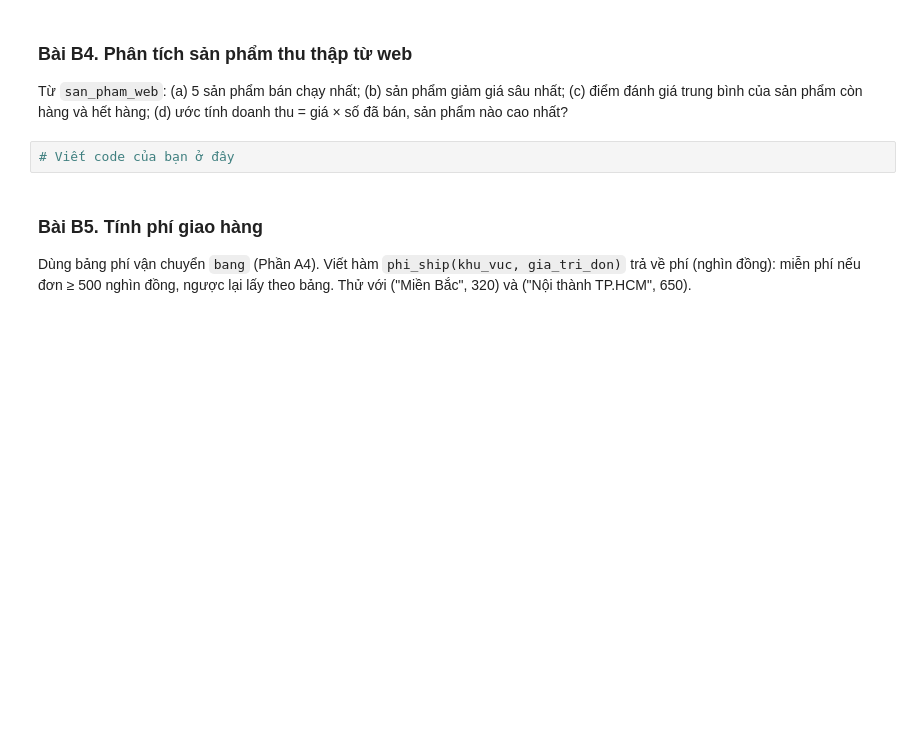
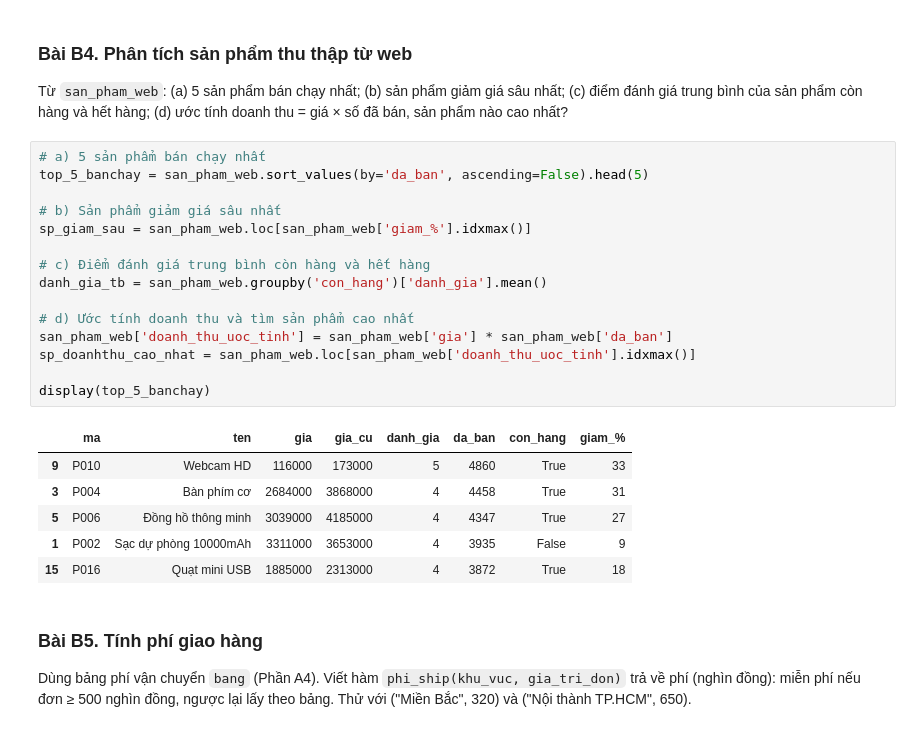
Before and after one commit to Twy-linh/Linh, a Jupyter notebook: Linh/bai_tap/Buoi_04_BaiTap.ipynb, the cells around one changed output. Cells and saved outputs as stored; diff of their text form; blank space fills up the shorter version.

```diff
--- a/Linh/bai_tap/Buoi_04_BaiTap.ipynb
+++ b/Linh/bai_tap/Buoi_04_BaiTap.ipynb
@@ -156,7 +350,27 @@ và tính % thay đổi của mỗi đồng tiền từ đầu tháng đến cu
 Từ `san_pham_web`: (a) 5 sản phẩm bán chạy nhất; (b) sản phẩm giảm giá sâu nhất; (c) điểm đánh giá trung bình của
 sản phẩm còn hàng và hết hàng; (d) ước tính doanh thu = giá × số đã bán, sản phẩm nào cao nhất?
 # %%
-# Viết code của bạn ở đây
+# a) 5 sản phẩm bán chạy nhất
+top_5_banchay = san_pham_web.sort_values(by='da_ban', ascending=False).head(5)
+
+# b) Sản phẩm giảm giá sâu nhất
+sp_giam_sau = san_pham_web.loc[san_pham_web['giam_%'].idxmax()]
+
+# c) Điểm đánh giá trung bình còn hàng và hết hàng
+danh_gia_tb = san_pham_web.groupby('con_hang')['danh_gia'].mean()
+
+# d) Ước tính doanh thu và tìm sản phẩm cao nhất
+san_pham_web['doanh_thu_uoc_tinh'] = san_pham_web['gia'] * san_pham_web['da_ban']
+sp_doanhthu_cao_nhat = san_pham_web.loc[san_pham_web['doanh_thu_uoc_tinh'].idxmax()]
+
+display(top_5_banchay)
+# %% [output]
+|  | ma | ten | gia | gia_cu | danh_gia | da_ban | con_hang | giam_% |
+| 9 | P010 | Webcam HD | 116000 | 173000 | 5 | 4860 | True | 33 |
+| 3 | P004 | Bàn phím cơ | 2684000 | 3868000 | 4 | 4458 | True | 31 |
+| 5 | P006 | Đồng hồ thông minh | 3039000 | 4185000 | 4 | 4347 | True | 27 |
+| 1 | P002 | Sạc dự phòng 10000mAh | 3311000 | 3653000 | 4 | 3935 | False | 9 |
+| 15 | P016 | Quạt mini USB | 1885000 | 2313000 | 4 | 3872 | True | 18 |
 # %% [markdown]
 ### Bài B5. Tính phí giao hàng
 
```
Also changed, not shown: parts of 19 cells of this notebook.
